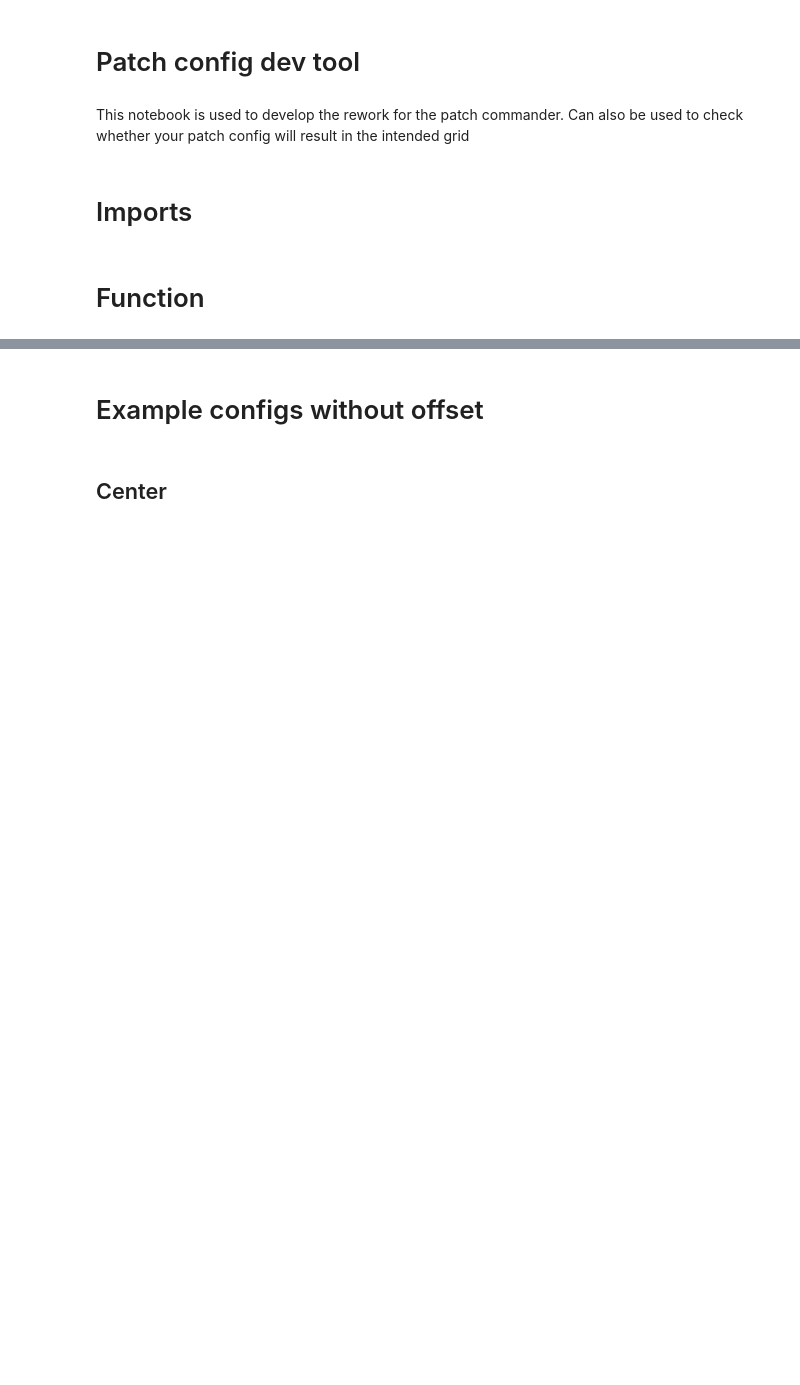
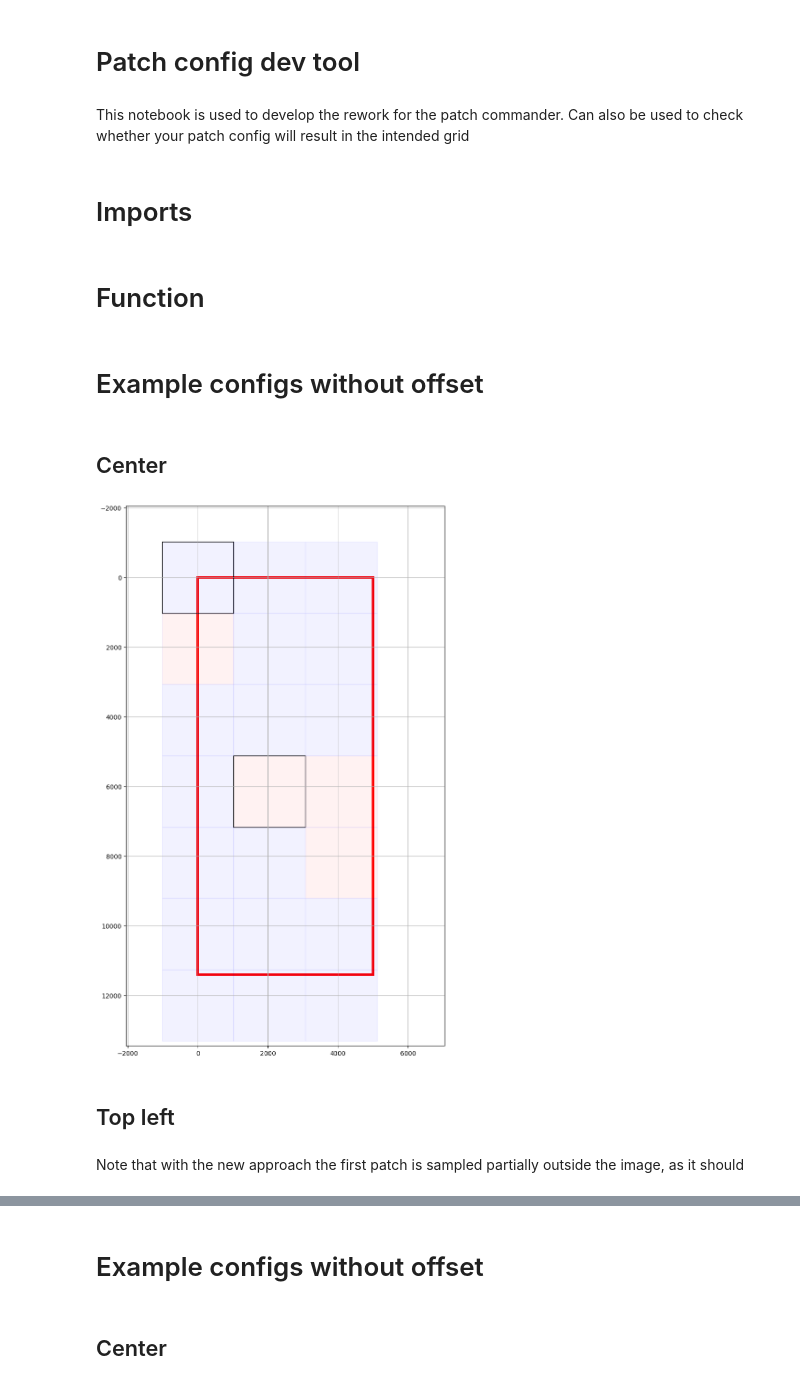
Before and after one commit to DIAGNijmegen/pathology-whole-slide-data, a Jupyter notebook: wholeslidedata/buffer/patch_config_dev_tool.ipynb, the cells around one changed output, grey strips where cells are left out. Saved outputs shown, nothing was run; the diff lists cells and outputs as text; code cells hidden in the pictures; blank space fills up the shorter version.

```diff
--- a/wholeslidedata/buffer/patch_config_dev_tool.ipynb
+++ b/wholeslidedata/buffer/patch_config_dev_tool.ipynb
@@ -83,3 +85,25 @@ def plot_grid(config):
     #             patch = patches.Rectangle((i + (patch_size[0] - write_size[0])//2, j + (patch_size[1] - write_size[1])//2), write_size[0], write_size[1], linewidth=1, edgecolor='black', facecolor='none', alpha=1)
     #             ax.add_patch(patch)
     plt.show()
+# %% [markdown]
+# Example configs without offset
+# %% [markdown]
+## Center
+# %%
+# Example usage:
+image_size = (5000, 11400)
+patch_size = (2048, 2048)
+write_size = None #(2048 - 512, 2048 - 512)
+overlap = (0, 0)
+offset = (0, 0)
+center = True  # Use center-based sampling
+
+config = {'image_size': image_size, 'patch_size': patch_size, 'write_size': write_size, 'overlap': overlap, 'offset': offset, 'center': center}
+
+plot_grid(config)
+# %% [output]
+[figure, added]
+# %% [markdown]
+## Top left
+# %% [markdown]
+Note that with the new approach the first patch is sampled partially outside the image, as it should
```
Also changed, not shown: parts of 8 cells of this notebook.
